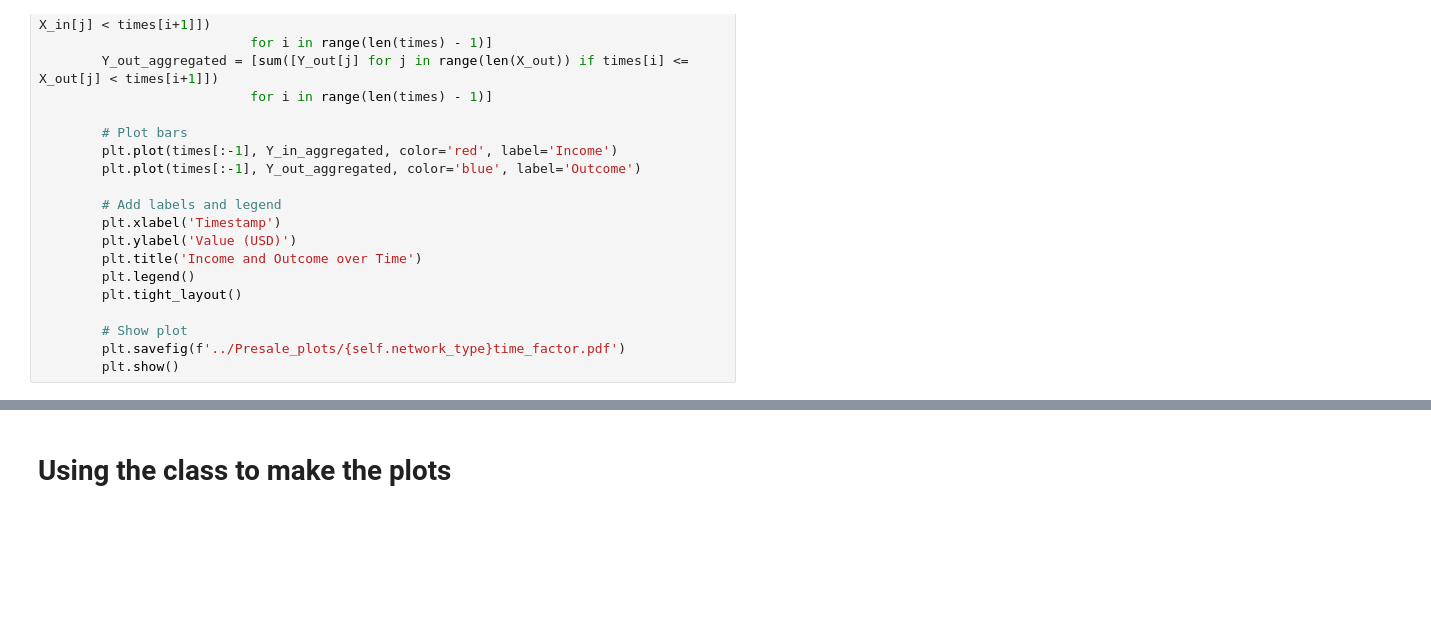
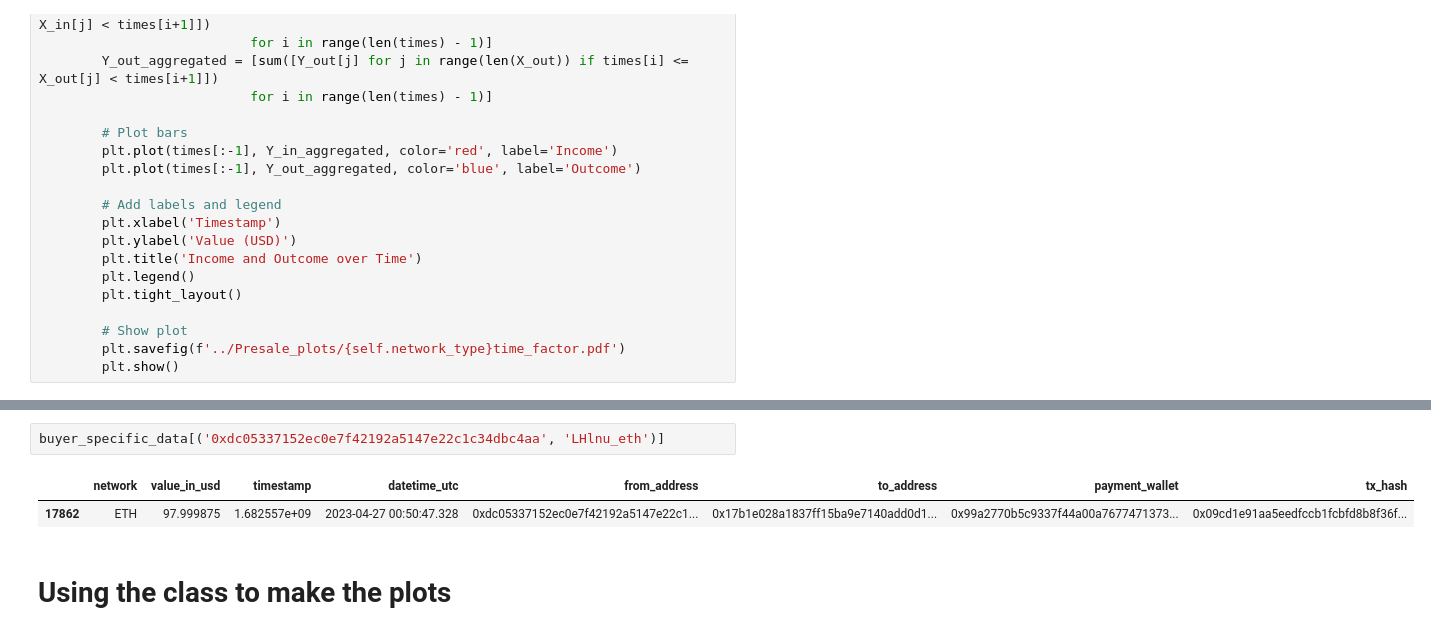
Before and after one commit to Bodesz11/Project_Laboratory_1, a Jupyter notebook: Data_Analiser_Class.ipynb, the cells around one changed output, grey strips where cells are left out. Saved outputs shown, nothing was run; the diff lists cells and outputs as text; blank space fills up the shorter version.

```diff
--- a/Data_Analiser_Class.ipynb
+++ b/Data_Analiser_Class.ipynb
@@ -421,3 +534,8 @@ class Crypto_analiser:
+# %%
+buyer_specific_data[('0xdc05337152ec0e7f42192a5147e22c1c34dbc4aa', 'LHlnu_eth')]
+# %% [output]
+|  | network | value_in_usd | timestamp | datetime_utc | from_address | to_address | payment_wallet | tx_hash |
+| 17862 | ETH | 97.999875 | 1.682557e+09 | 2023-04-27 00:50:47.328 | 0xdc05337152ec0e7f42192a5147e22c1... | 0x17b1e028a1837ff15ba9e7140add0d1... | 0x99a2770b5c9337f44a00a7677471373... | 0x09cd1e91aa5eedfccb1fcbfd8b8f36f... |
 # %% [markdown]
 # Using the class to make the plots
 # %% [markdown]
```
Also changed, not shown: parts of 5 cells of this notebook.
